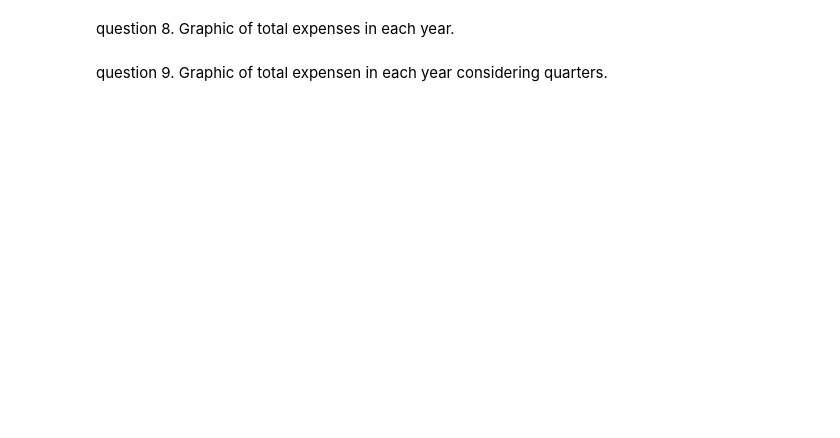
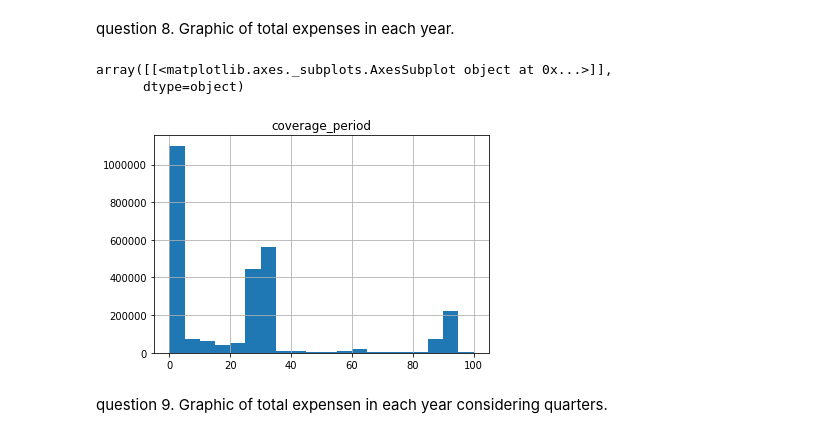
Before and after one commit to arminkhayyer/Information-Technology-Dr-Smith, a Jupyter notebook: Project2 notebook.ipynb, the cells around one changed output. Drawn from its saved outputs; the diff is of its cells as text; code cells hidden in the pictures; blank space fills up the shorter version.

Commit message:
api, graphs notebook2

```diff
--- a/Project2 notebook.ipynb
+++ b/Project2 notebook.ipynb
@@ -56,31 +35,3 @@ df["END DATE"] = pd.to_datetime(df["END DATE"])
 # %% [markdown]
 question 1. What is the most expensive payee?
 we have several payees,it's not good to just group buy that. what else we can do we can find the purpose of the largest amount payed.
-# %%
-#df.groupby("PAYEE")["AMOUNT"].max()
-
-def convert_to_float(row):
-    string= str(row["AMOUNT"]).replace(",", "")
-    return float(string)
-
-
-df["AMOUNT"] = df.apply(lambda row: convert_to_float(row), axis =1)
-# %%
-# the data set is for 2015 second quarter, so there is no data point for 2016 in this dataset
-#df.to_csv("concatenated.csv")
-new_df = df.loc[(df["CATEGORY"] =="PERSONNEL COMPENSATION"), :]
-new_df.groupby(["PAYEE", "OFFICE"]).mean()
-
-
-def split_strings(row):
-    string= row["PAYEE"].rsplit( "  ", maxsplit=3)
-
-    return string[-1]
-
-df.dropna()
-df.dropna(subset=['PAYEE'], inplace=True)
-df["PAYEE"] = df.apply(lambda row: split_strings(row), axis= 1)
-
-
-
-#df.head()
@@ -101,4 +128,13 @@ question 7. How much was the total expenditure for each purpose?
 # %% [markdown]
 question 8. Graphic of total expenses in each year.
+# %%
+# histogram of coverage periods
+df["coverage_period"] =df["coverage_period"].dt.days
+dfnew = df.loc[(df["coverage_period"] >=0) & (df["coverage_period"] <=100), : ]
+dfnew.hist(column= ["coverage_period"], bins=20)
+# %% [output]
+array([[<matplotlib.axes._subplots.AxesSubplot object at 0x...>]],
+      dtype=object)
+[figure, added]
 # %% [markdown]
 question 9. Graphic of total expensen in each year considering quarters.
```
Also changed, not shown: parts of 16 cells of this notebook, 3 other files.
